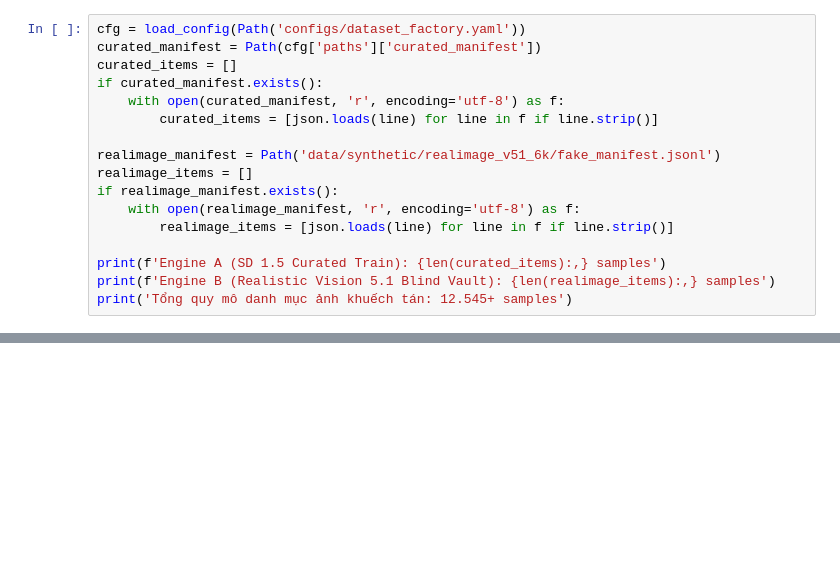
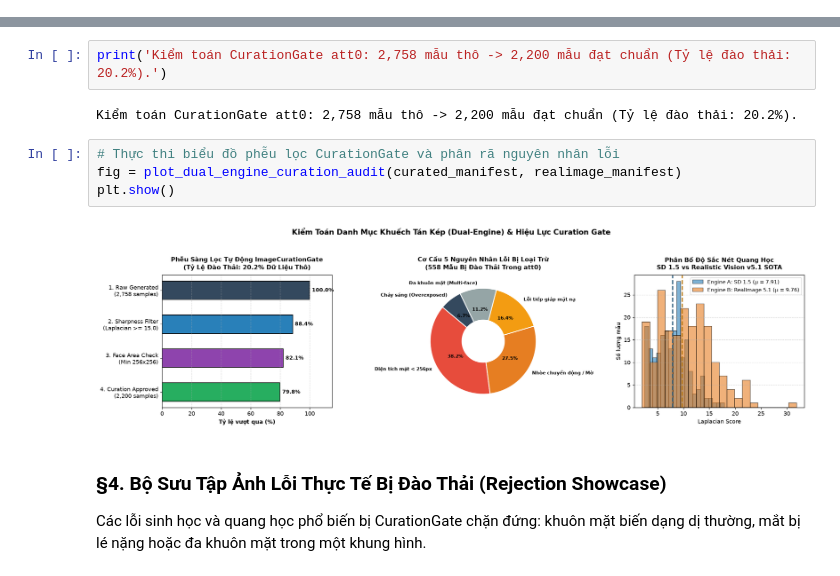
Before and after one commit to bush-le/uth-cv-coursework, a Jupyter notebook: notebooks/coursework/02_sd_generation_and_curation.ipynb, the cells around one changed output, grey strips where cells are left out. Cells and saved outputs as stored; diff of their text form; blank space fills up the shorter version.

```diff
--- a/notebooks/coursework/02_sd_generation_and_curation.ipynb
+++ b/notebooks/coursework/02_sd_generation_and_curation.ipynb
@@ -52,17 +40,0 @@ Hệ thống nạp toàn bộ metadata của cả hai động cơ sinh từ:
-# %%
-cfg = load_config(Path('configs/dataset_factory.yaml'))
-curated_manifest = Path(cfg['paths']['curated_manifest'])
-curated_items = []
-if curated_manifest.exists():
-    with open(curated_manifest, 'r', encoding='utf-8') as f:
-        curated_items = [json.loads(line) for line in f if line.strip()]
-
-realimage_manifest = Path('data/synthetic/realimage_v51_6k/fake_manifest.jsonl')
-realimage_items = []
-if realimage_manifest.exists():
-    with open(realimage_manifest, 'r', encoding='utf-8') as f:
-        realimage_items = [json.loads(line) for line in f if line.strip()]
-
-print(f'Engine A (SD 1.5 Curated Train): {len(curated_items):,} samples')
-print(f'Engine B (Realistic Vision 5.1 Blind Vault): {len(realimage_items):,} samples')
-print('Tổng quy mô danh mục ảnh khuếch tán: 12.545+ samples')
@@ -119,0 +113,14 @@ Bộ sinh Engine B được tạo độc lập trên GPU thông qua Notebook [`g
+# %%
+print('Kiểm toán CurationGate att0: 2,758 mẫu thô -> 2,200 mẫu đạt chuẩn (Tỷ lệ đào thải: 20.2%).')
+# %% [output]
+Kiểm toán CurationGate att0: 2,758 mẫu thô -> 2,200 mẫu đạt chuẩn (Tỷ lệ đào thải: 20.2%).
+# %%
+# Thực thi biểu đồ phễu lọc CurationGate và phân rã nguyên nhân lỗi
+fig = plot_dual_engine_curation_audit(curated_manifest, realimage_manifest)
+plt.show()
+# %% [output]
+[figure, added]
+# %% [markdown]
+### §4. Bộ Sưu Tập Ảnh Lỗi Thực Tế Bị Đào Thải (Rejection Showcase)
+
+Các lỗi sinh học và quang học phổ biến bị CurationGate chặn đứng: khuôn mặt biến dạng dị thường, mắt bị lé nặng hoặc đa khuôn mặt trong một khung hình.
```
Also changed, not shown: parts of 22 cells of this notebook, 3 other files.
